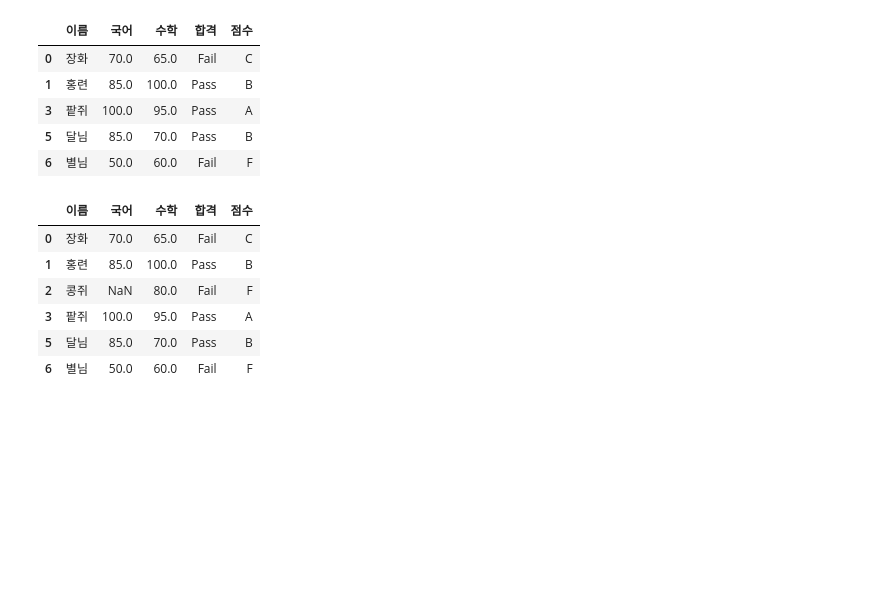
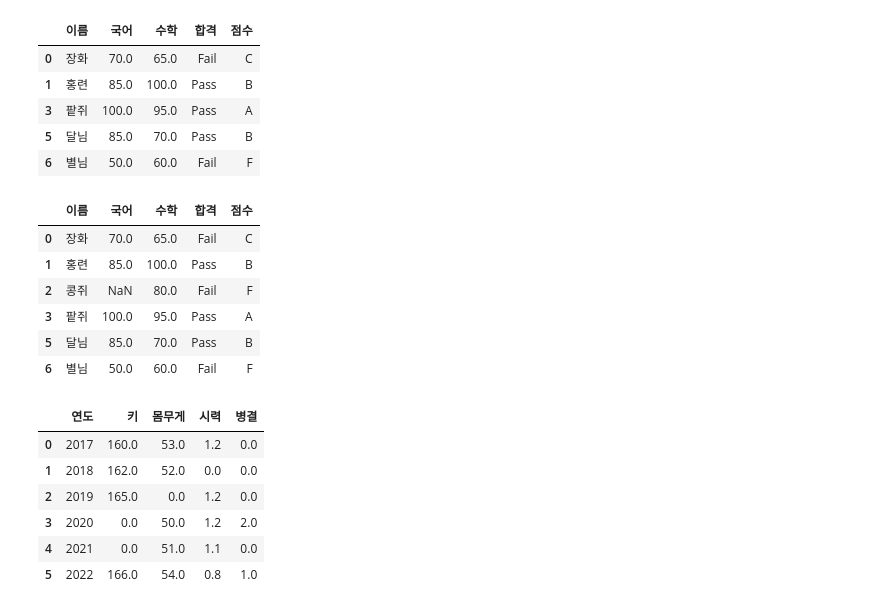
Before and after one commit to DANU011/practice-analysis, a Jupyter notebook: bigdata/bigdata_chap2.ipynb, the cells around one changed output. Cells and saved outputs as stored; diff of their text form; code cells hidden in the pictures; blank space fills up the shorter version.

```diff
--- a/bigdata/bigdata_chap2.ipynb
+++ b/bigdata/bigdata_chap2.ipynb
@@ -439,3 +439,18 @@ students.dropna(thresh = 4)
 | 3 | 팥쥐 | 100.0 | 95.0 | Pass | A |
 | 5 | 달님 | 85.0 | 70.0 | Pass | B |
 | 6 | 별님 | 50.0 | 60.0 | Fail | F |
+# %%
+health = pd.DataFrame({'연도':[2017, 2018, 2019, 2020, 2021, 2022],
+                       '키': [160, 162, 165, None, None, 166],
+                       '몸무게': [53, 52, None, 50, 51, 54],
+                       '시력': [1.2, None, 1.2, 1.2, 1.1, 0.8],
+                       '병결': [None, None, None, 2, None, 1]})
+health.fillna(0)
+# %% [output]
+|  | 연도 | 키 | 몸무게 | 시력 | 병결 |
+| 0 | 2017 | 160.0 | 53.0 | 1.2 | 0.0 |
+| 1 | 2018 | 162.0 | 52.0 | 0.0 | 0.0 |
+| 2 | 2019 | 165.0 | 0.0 | 1.2 | 0.0 |
+| 3 | 2020 | 0.0 | 50.0 | 1.2 | 2.0 |
+| 4 | 2021 | 0.0 | 51.0 | 1.1 | 0.0 |
+| 5 | 2022 | 166.0 | 54.0 | 0.8 | 1.0 |
```
Also changed, not shown: parts of 8 cells of this notebook.
